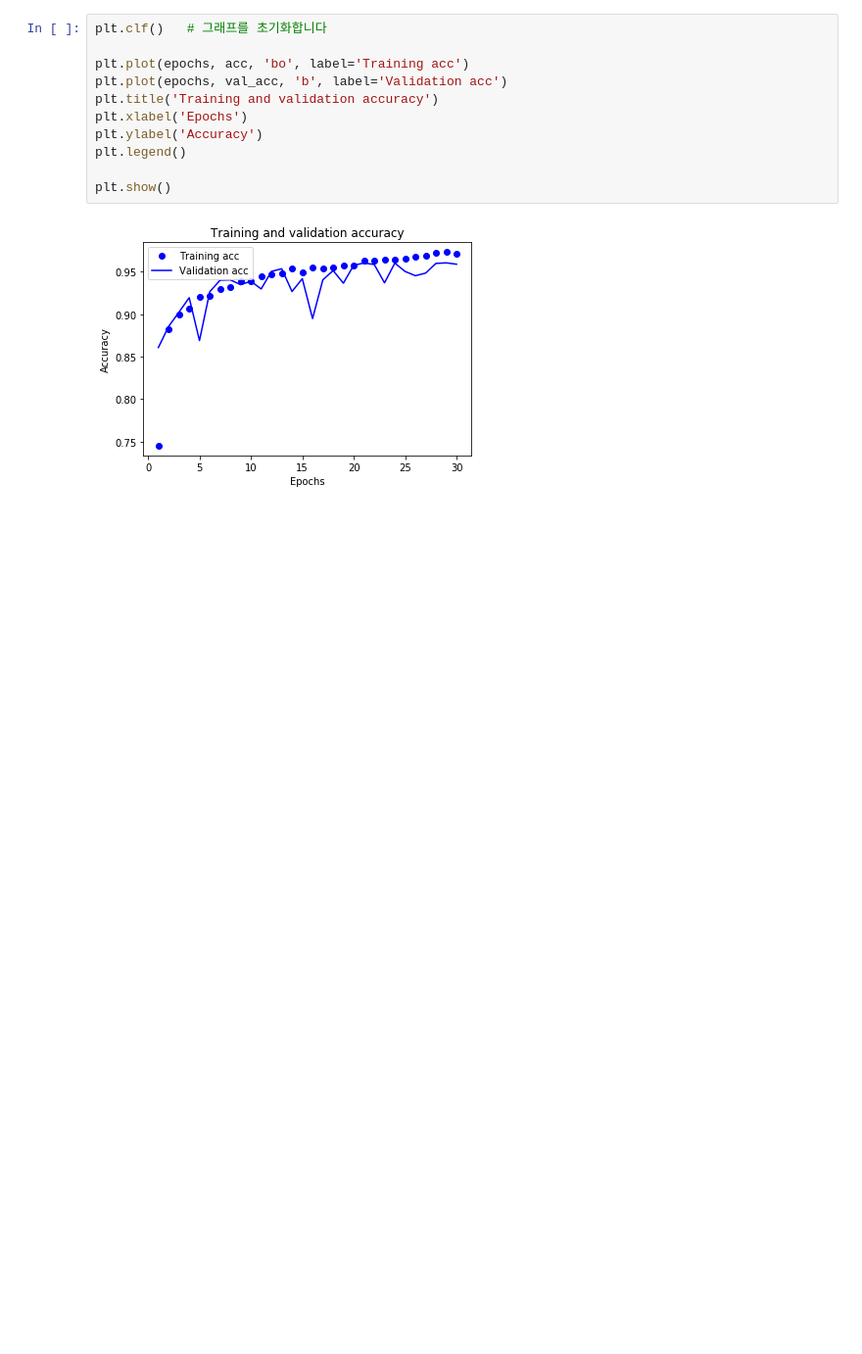
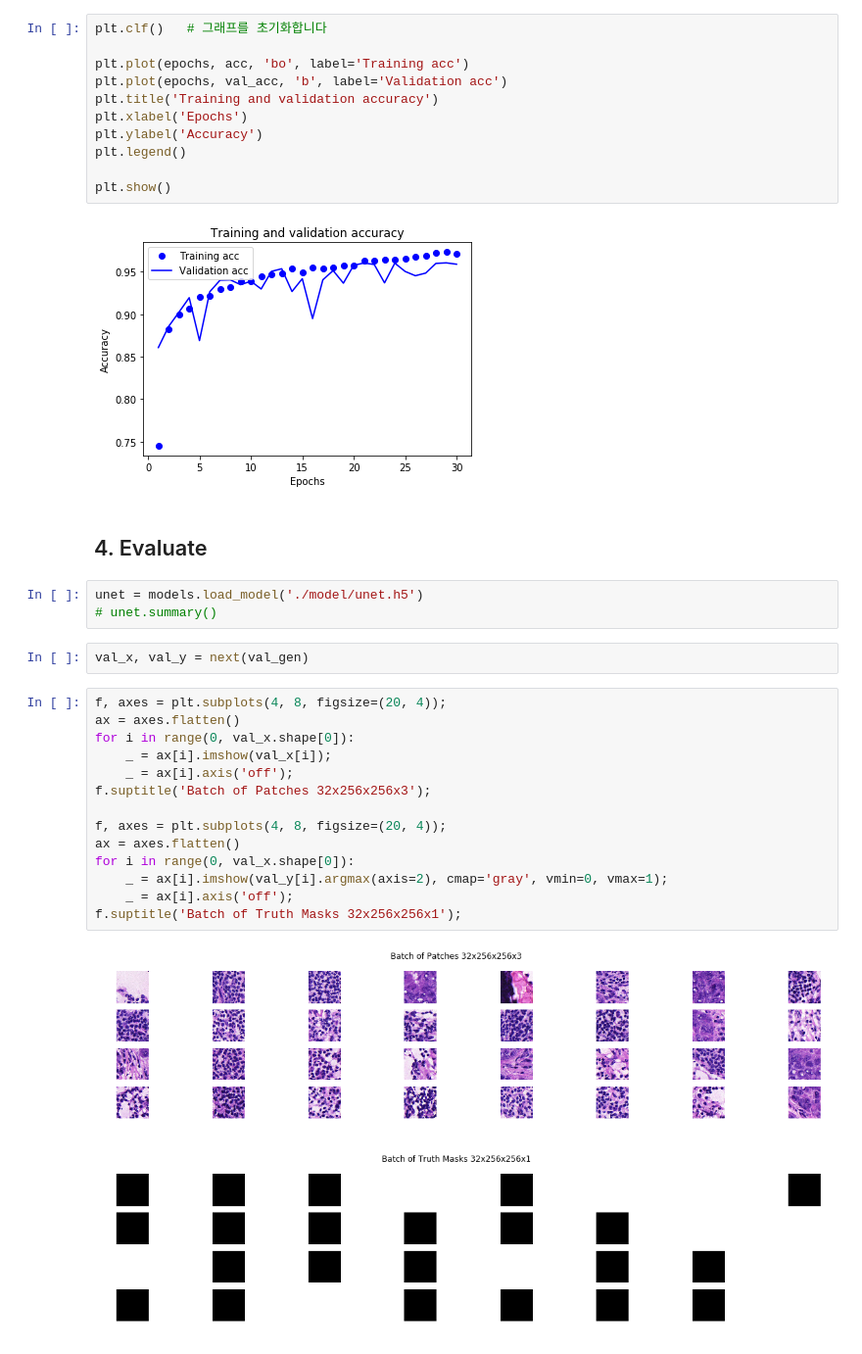
Before and after one commit to Taeu/HeLP-Challenge-Goldenpass, a Jupyter notebook: notebook/model-cjh-ver03.ipynb, the cells around one changed output. Shown at 98% size. Drawn from its saved outputs; the diff is of its cells as text; blank space fills up the shorter version.

```diff
--- a/notebook/model-cjh-ver03.ipynb
+++ b/notebook/model-cjh-ver03.ipynb
@@ -559,3 +558,27 @@ plt.legend()
 plt.show()
 # %% [output]
 [figure]
+# %% [markdown]
+## 4. Evaluate
+# %%
+unet = models.load_model('./model/unet.h5')
+# unet.summary()
+# %%
+val_x, val_y = next(val_gen)
+# %%
+f, axes = plt.subplots(4, 8, figsize=(20, 4));
+ax = axes.flatten()
+for i in range(0, val_x.shape[0]):
+    _ = ax[i].imshow(val_x[i]);
+    _ = ax[i].axis('off');
+f.suptitle('Batch of Patches 32x256x256x3');
+
+f, axes = plt.subplots(4, 8, figsize=(20, 4));
+ax = axes.flatten()
+for i in range(0, val_x.shape[0]):
+    _ = ax[i].imshow(val_y[i].argmax(axis=2), cmap='gray', vmin=0, vmax=1);
+    _ = ax[i].axis('off');
+f.suptitle('Batch of Truth Masks 32x256x256x1');
+# %% [output]
+[figure, added]
+[figure, added]
```
Also changed, not shown: parts of 7 cells of this notebook.
